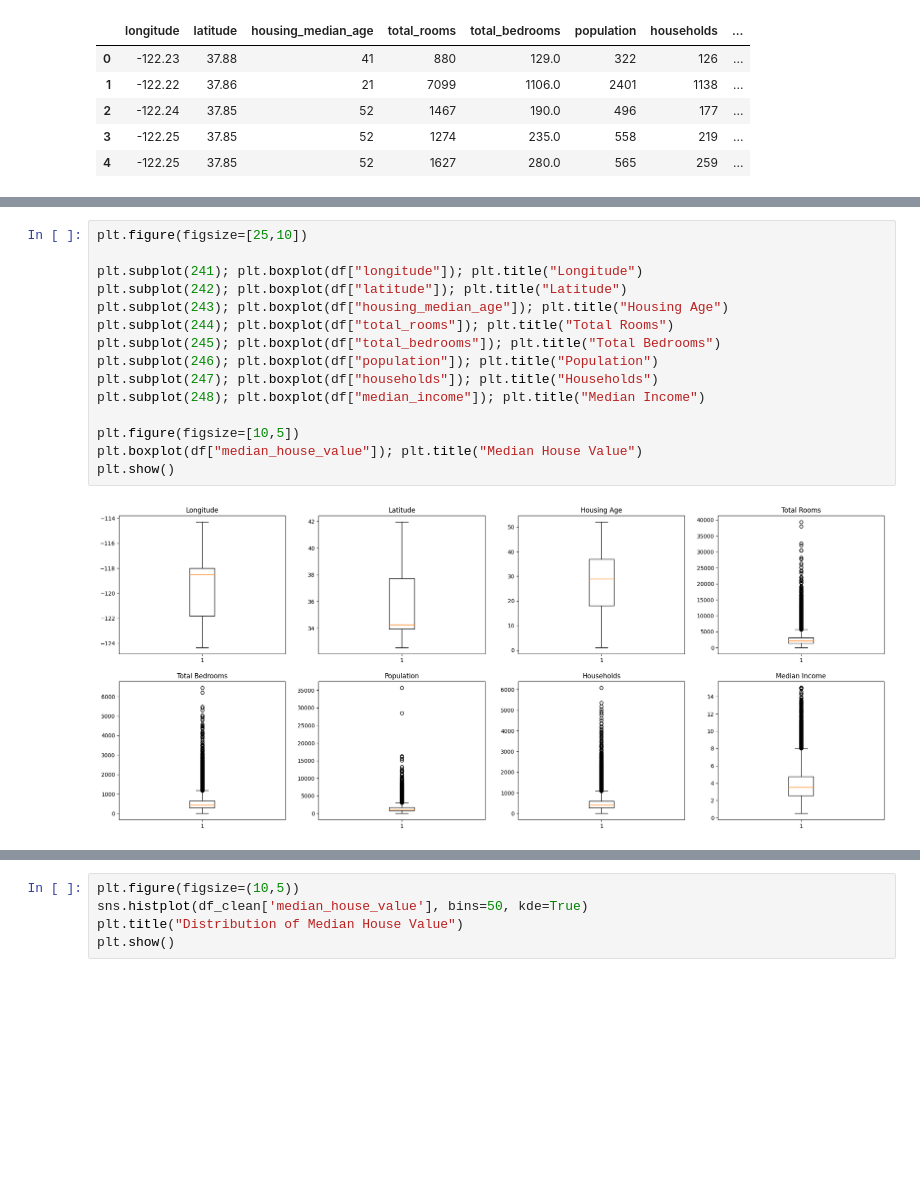
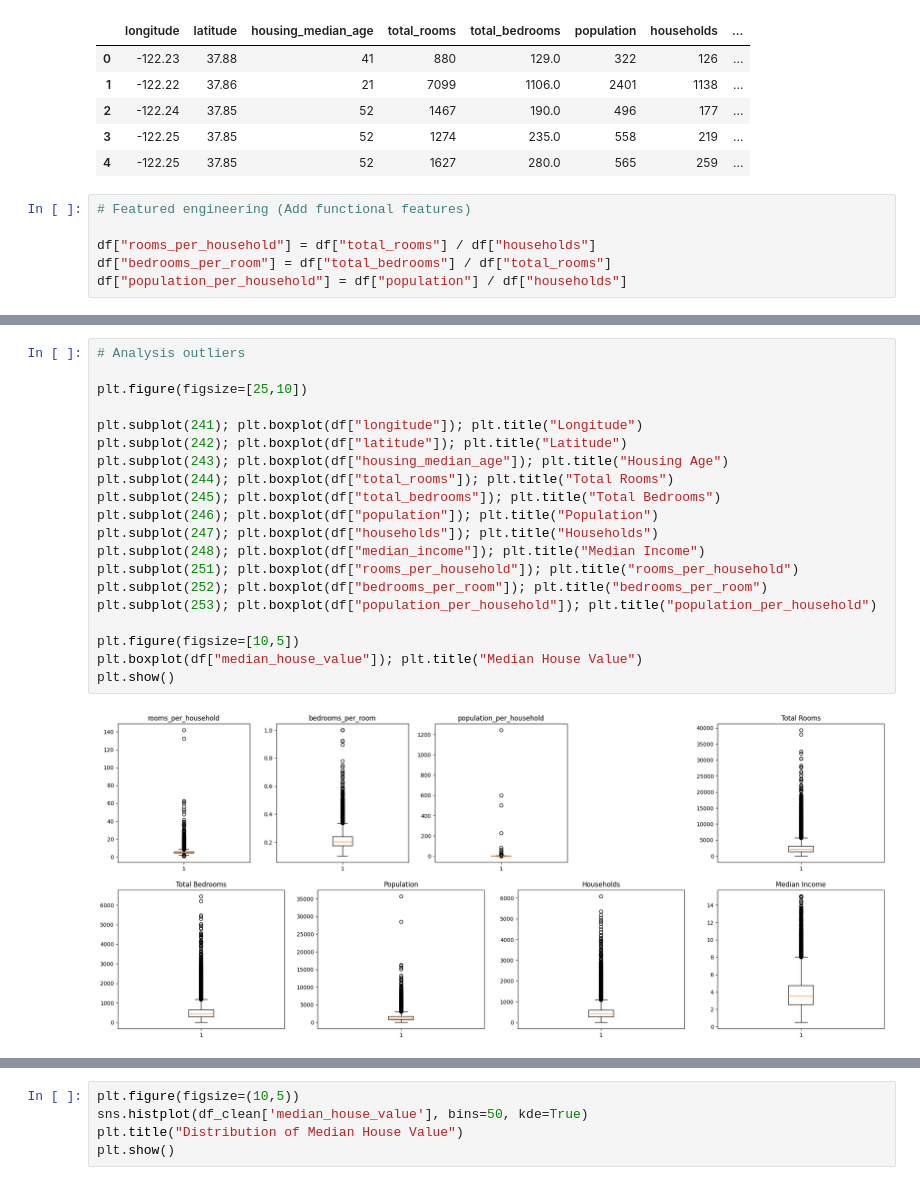
Before and after one commit to amirmohammadgholampour/Home-price-detection-system, a Jupyter notebook: home.ipynb, the cells around one changed output, grey strips where cells are left out. Saved outputs shown, nothing was run; the diff lists cells and outputs as text; blank space fills up the shorter version.

```diff
--- a/home.ipynb
+++ b/home.ipynb
@@ -19,6 +18,12 @@ df.head()
 | 2 | -122.24 | 37.85 | 52 | 1467 | 190.0 | 496 | 177 | ... |
 | 3 | -122.25 | 37.85 | 52 | 1274 | 235.0 | 558 | 219 | ... |
 | 4 | -122.25 | 37.85 | 52 | 1627 | 280.0 | 565 | 259 | ... |
+# %%
+# Featured engineering (Add functional features)
+
+df["rooms_per_household"] = df["total_rooms"] / df["households"]
+df["bedrooms_per_room"] = df["total_bedrooms"] / df["total_rooms"]
+df["population_per_household"] = df["population"] / df["households"]
 # %%
 # Drop missing values
 df = df.dropna()
@@ -37,21 +45,26 @@ ocean_proximity       20433
 dtype: int64
 # %%
+# Analysis outliers
+
 plt.figure(figsize=[25,10])
 
 plt.subplot(241); plt.boxplot(df["longitude"]); plt.title("Longitude")
 plt.subplot(242); plt.boxplot(df["latitude"]); plt.title("Latitude")
 plt.subplot(243); plt.boxplot(df["housing_median_age"]); plt.title("Housing Age")
 plt.subplot(244); plt.boxplot(df["total_rooms"]); plt.title("Total Rooms")
 plt.subplot(245); plt.boxplot(df["total_bedrooms"]); plt.title("Total Bedrooms")
 plt.subplot(246); plt.boxplot(df["population"]); plt.title("Population")
 plt.subplot(247); plt.boxplot(df["households"]); plt.title("Households")
 plt.subplot(248); plt.boxplot(df["median_income"]); plt.title("Median Income")
+plt.subplot(251); plt.boxplot(df["rooms_per_household"]); plt.title("rooms_per_household")
+plt.subplot(252); plt.boxplot(df["bedrooms_per_room"]); plt.title("bedrooms_per_room")
+plt.subplot(253); plt.boxplot(df["population_per_household"]); plt.title("population_per_household")
 
 plt.figure(figsize=[10,5])
 plt.boxplot(df["median_house_value"]); plt.title("Median House Value")
 plt.show()
 # %% [output]
-[figure, old version]
+[figure, new version]
 [figure]
 # %%
 # Remove outliers
```
Also changed, not shown: parts of 7 cells of this notebook.
